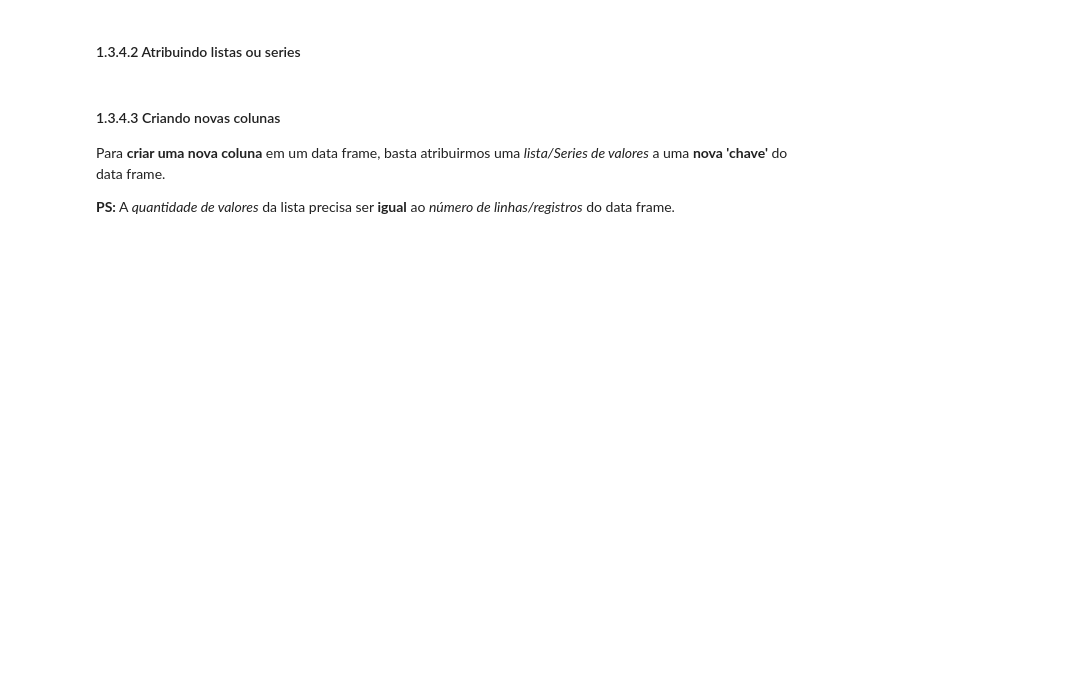
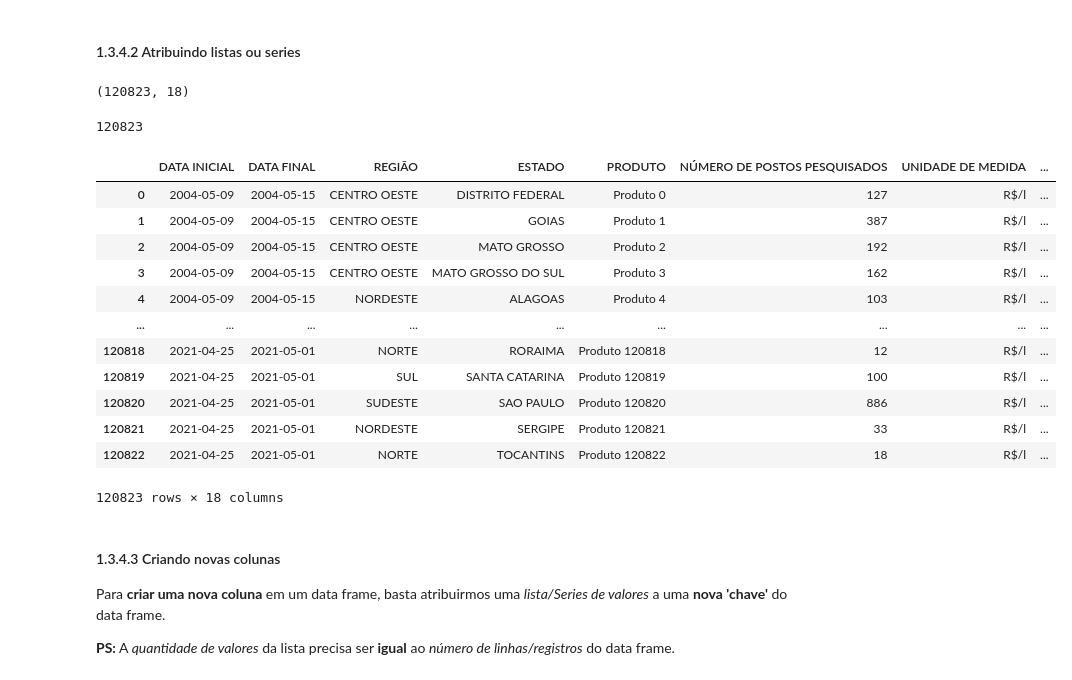
Before and after one commit to enzortorres/python, a Jupyter notebook: estudos/pandas/exercicios/manipulacao_de_dados_codigo_base.ipynb, the cells around one changed output. Drawn from its saved outputs; the diff is of its cells as text; code cells hidden in the pictures; blank space fills up the shorter version.

```diff
--- a/estudos/pandas/exercicios/manipulacao_de_dados_codigo_base.ipynb
+++ b/estudos/pandas/exercicios/manipulacao_de_dados_codigo_base.ipynb
@@ -375,0 +419,4 @@ https://pandas.pydata.org/pandas-docs/stable/user_guide/dsintro.html
+# %%
+# NÃO FUNCIONA MAIS ASSIM
+
+data['PRODUTO'] = 'Combustível' # atributindo o valor constante 'Combustível' a cada linha do dataframe na coluna 'PRODUTO'
@@ -376,5 +462,34 @@ https://pandas.pydata.org/pandas-docs/stable/user_guide/dsintro.html
 # %% [markdown]
 #### 1.3.4.2 Atribuindo listas ou series
+# %%
+nrows, ncols = data.shape
+nrows, ncols
+# %% [output]
+(120823, 18)
+# %%
+novos_produtos = [f'Produto {i}' for i in range(nrows)]
+len(novos_produtos)
+# %% [output]
+120823
+# %%
+# a quantidade de elementos da lista 'novos_produtos' é igual ao número de linhas do dataframe, caso contrario, não funciona
+data['PRODUTO'] = novos_produtos
+# %%
+data
+# %% [output]
+|  | DATA INICIAL | DATA FINAL | REGIÃO | ESTADO | PRODUTO | NÚMERO DE POSTOS PESQUISADOS | UNIDADE DE MEDIDA | ... |
+| 0 | 2004-05-09 | 2004-05-15 | CENTRO OESTE | DISTRITO FEDERAL | Produto 0 | 127 | R$/l | ... |
+| 1 | 2004-05-09 | 2004-05-15 | CENTRO OESTE | GOIAS | Produto 1 | 387 | R$/l | ... |
+| 2 | 2004-05-09 | 2004-05-15 | CENTRO OESTE | MATO GROSSO | Produto 2 | 192 | R$/l | ... |
+| 3 | 2004-05-09 | 2004-05-15 | CENTRO OESTE | MATO GROSSO DO SUL | Produto 3 | 162 | R$/l | ... |
+| 4 | 2004-05-09 | 2004-05-15 | NORDESTE | ALAGOAS | Produto 4 | 103 | R$/l | ... |
+| ... | ... | ... | ... | ... | ... | ... | ... | ... |
+| 120818 | 2021-04-25 | 2021-05-01 | NORTE | RORAIMA | Produto 120818 | 12 | R$/l | ... |
+| 120819 | 2021-04-25 | 2021-05-01 | SUL | SANTA CATARINA | Produto 120819 | 100 | R$/l | ... |
+| 120820 | 2021-04-25 | 2021-05-01 | SUDESTE | SAO PAULO | Produto 120820 | 886 | R$/l | ... |
+| 120821 | 2021-04-25 | 2021-05-01 | NORDESTE | SERGIPE | Produto 120821 | 33 | R$/l | ... |
+| 120822 | 2021-04-25 | 2021-05-01 | NORTE | TOCANTINS | Produto 120822 | 18 | R$/l | ... |
+120823 rows × 18 columns
 # %% [markdown]
 #### 1.3.4.3 Criando novas colunas
 Para **criar uma nova coluna** em um data frame, basta atribuirmos uma _lista/Series de valores_ a uma **nova 'chave'** do data frame. <br/>
```
Also changed, not shown: parts of 8 cells of this notebook, 1 other file.
